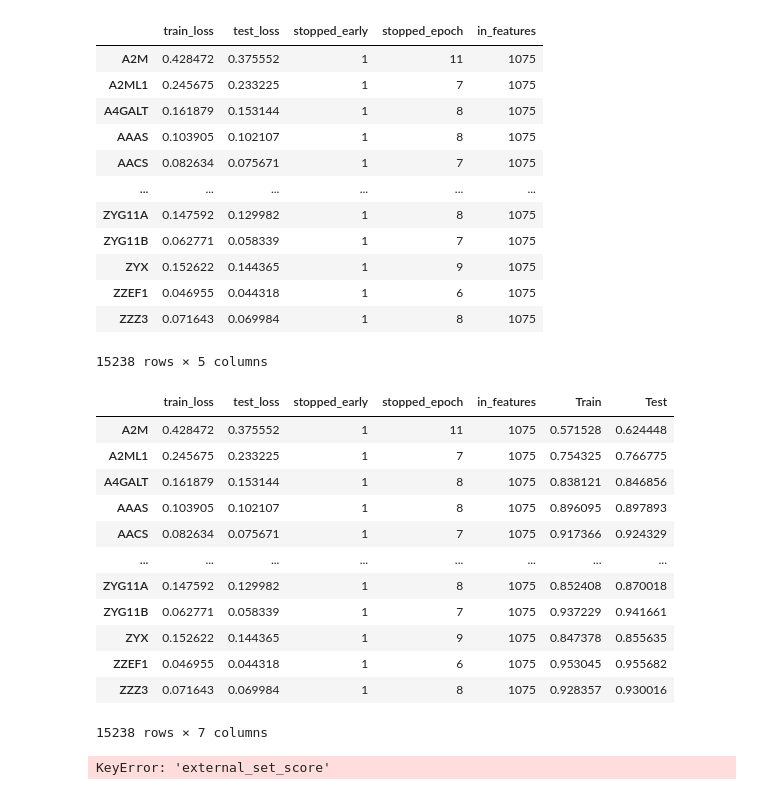
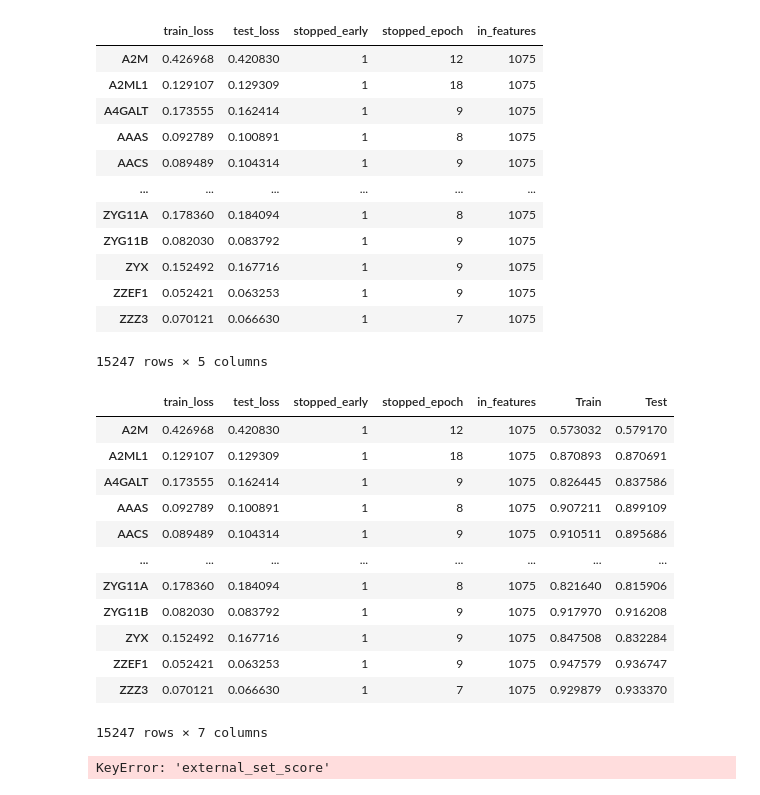
Before and after one commit to Alexander-Broadley/Zhang_lab_rotation, a Jupyter notebook: MML_model/model_evaluation/MML_results_plots.ipynb, the cells around one changed output. Saved outputs shown, nothing was run; the diff lists cells and outputs as text; code cells hidden in the pictures.

```diff
--- a/MML_model/model_evaluation/MML_results_plots.ipynb
+++ b/MML_model/model_evaluation/MML_results_plots.ipynb
@@ -10,20 +8,20 @@ DATA_ROOT = '../../data'
 # %%
-PCC_200_randn_all = pd.read_csv(f'{DATA_ROOT}/HEALTHY_strict_results.csv', index_col= 0, header = 0)
+PCC_200_randn_all = pd.read_csv(f'{DATA_ROOT}/5000_samples_results.csv', index_col= 0, header = 0)
 PCC_200_randn_all
 # %% [output]
 |  | train_loss | test_loss | stopped_early | stopped_epoch | in_features |
-| A2M | 0.428472 | 0.375552 | 1 | 11 | 1075 |
-| A2ML1 | 0.245675 | 0.233225 | 1 | 7 | 1075 |
-| A4GALT | 0.161879 | 0.153144 | 1 | 8 | 1075 |
-| AAAS | 0.103905 | 0.102107 | 1 | 8 | 1075 |
-| AACS | 0.082634 | 0.075671 | 1 | 7 | 1075 |
+| A2M | 0.426968 | 0.420830 | 1 | 12 | 1075 |
+| A2ML1 | 0.129107 | 0.129309 | 1 | 18 | 1075 |
+| A4GALT | 0.173555 | 0.162414 | 1 | 9 | 1075 |
+| AAAS | 0.092789 | 0.100891 | 1 | 8 | 1075 |
+| AACS | 0.089489 | 0.104314 | 1 | 9 | 1075 |
 | ... | ... | ... | ... | ... | ... |
-| ZYG11A | 0.147592 | 0.129982 | 1 | 8 | 1075 |
-| ZYG11B | 0.062771 | 0.058339 | 1 | 7 | 1075 |
-| ZYX | 0.152622 | 0.144365 | 1 | 9 | 1075 |
-| ZZEF1 | 0.046955 | 0.044318 | 1 | 6 | 1075 |
-| ZZZ3 | 0.071643 | 0.069984 | 1 | 8 | 1075 |
+| ZYG11A | 0.178360 | 0.184094 | 1 | 8 | 1075 |
+| ZYG11B | 0.082030 | 0.083792 | 1 | 9 | 1075 |
+| ZYX | 0.152492 | 0.167716 | 1 | 9 | 1075 |
+| ZZEF1 | 0.052421 | 0.063253 | 1 | 9 | 1075 |
+| ZZZ3 | 0.070121 | 0.066630 | 1 | 7 | 1075 |
-15238 rows × 5 columns
+15247 rows × 5 columns
 # %%
 PCC_200_randn_all['Train'] = 1 - PCC_200_randn_all['train_loss']
 PCC_200_randn_all['Test'] = 1 - PCC_200_randn_all['test_loss']
@@ -31,18 +29,18 @@ PCC_200_randn_all['Test'] = 1 - PCC_200_randn_all['test_loss']
 PCC_200_randn_all
 # %% [output]
 |  | train_loss | test_loss | stopped_early | stopped_epoch | in_features | Train | Test |
-| A2M | 0.428472 | 0.375552 | 1 | 11 | 1075 | 0.571528 | 0.624448 |
-| A2ML1 | 0.245675 | 0.233225 | 1 | 7 | 1075 | 0.754325 | 0.766775 |
-| A4GALT | 0.161879 | 0.153144 | 1 | 8 | 1075 | 0.838121 | 0.846856 |
-| AAAS | 0.103905 | 0.102107 | 1 | 8 | 1075 | 0.896095 | 0.897893 |
-| AACS | 0.082634 | 0.075671 | 1 | 7 | 1075 | 0.917366 | 0.924329 |
+| A2M | 0.426968 | 0.420830 | 1 | 12 | 1075 | 0.573032 | 0.579170 |
+| A2ML1 | 0.129107 | 0.129309 | 1 | 18 | 1075 | 0.870893 | 0.870691 |
+| A4GALT | 0.173555 | 0.162414 | 1 | 9 | 1075 | 0.826445 | 0.837586 |
+| AAAS | 0.092789 | 0.100891 | 1 | 8 | 1075 | 0.907211 | 0.899109 |
+| AACS | 0.089489 | 0.104314 | 1 | 9 | 1075 | 0.910511 | 0.895686 |
 | ... | ... | ... | ... | ... | ... | ... | ... |
-| ZYG11A | 0.147592 | 0.129982 | 1 | 8 | 1075 | 0.852408 | 0.870018 |
-| ZYG11B | 0.062771 | 0.058339 | 1 | 7 | 1075 | 0.937229 | 0.941661 |
-| ZYX | 0.152622 | 0.144365 | 1 | 9 | 1075 | 0.847378 | 0.855635 |
-| ZZEF1 | 0.046955 | 0.044318 | 1 | 6 | 1075 | 0.953045 | 0.955682 |
-| ZZZ3 | 0.071643 | 0.069984 | 1 | 8 | 1075 | 0.928357 | 0.930016 |
+| ZYG11A | 0.178360 | 0.184094 | 1 | 8 | 1075 | 0.821640 | 0.815906 |
+| ZYG11B | 0.082030 | 0.083792 | 1 | 9 | 1075 | 0.917970 | 0.916208 |
+| ZYX | 0.152492 | 0.167716 | 1 | 9 | 1075 | 0.847508 | 0.832284 |
+| ZZEF1 | 0.052421 | 0.063253 | 1 | 9 | 1075 | 0.947579 | 0.936747 |
+| ZZZ3 | 0.070121 | 0.066630 | 1 | 7 | 1075 | 0.929879 | 0.933370 |
-15238 rows × 7 columns
+15247 rows × 7 columns
 # %%
 External_PCC_200_randn_all = pd.read_csv(f'./data/external_PEARSONS_200_randn_all.csv', index_col=0)
 #remove models that did not evaluate
```
Also changed, not shown: parts of 15 cells of this notebook, 4 other files.
